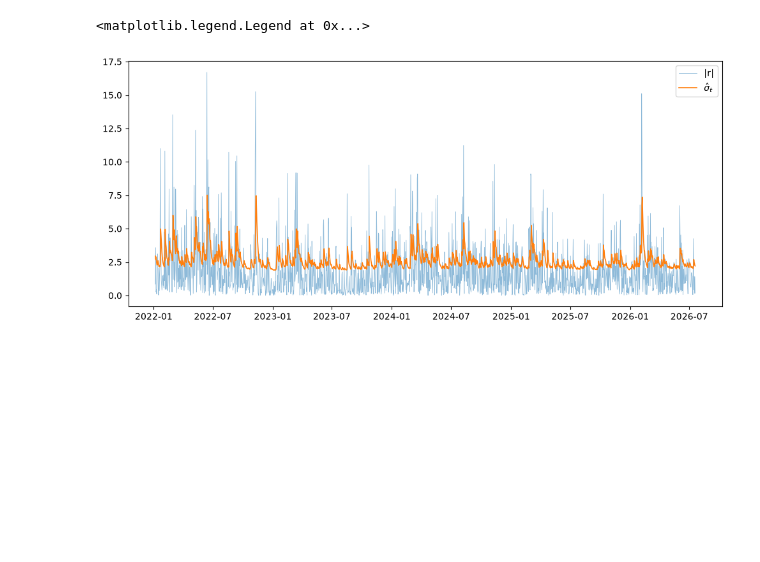
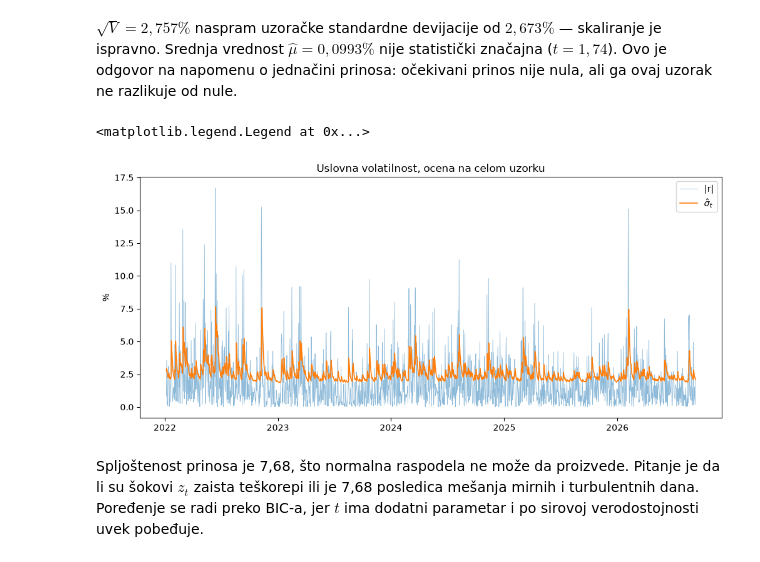
Before and after one commit to the-deep-33/crypto-direction-nn, a Jupyter notebook: 03_volatility.ipynb, the cells around one changed output. Saved outputs shown, nothing was run; the diff lists cells and outputs as text; code cells hidden in the pictures; blank space fills up the shorter version.

```diff
--- a/03_volatility.ipynb
+++ b/03_volatility.ipynb
@@ -54,11 +58,17 @@ mu             0.0993%  (t = 1.74)
+# %% [markdown]
+$\sqrt{V} = 2{,}757\%$ naspram uzoračke standardne devijacije od $2{,}673\%$ — skaliranje je ispravno. Srednja vrednost $\hat\mu = 0{,}0993\%$ nije statistički značajna ($t = 1{,}74$). Ovo je odgovor na napomenu o jednačini prinosa: očekivani prinos nije nula, ali ga ovaj uzorak ne razlikuje od nule.
 # %%
 plt.figure(figsize=(12, 5))
 plt.plot(df["date"], np.abs(r), lw=0.6, alpha=0.5, label="|r|")
 plt.plot(df["date"], res.conditional_volatility, lw=1.2, label=r"$\hat\sigma_t$")
+plt.ylabel("%")
+plt.title("Uslovna volatilnost, ocena na celom uzorku")
 plt.legend()
 # %% [output]
 <matplotlib.legend.Legend at 0x...>
-[figure, old version]
+[figure, new version]
+# %% [markdown]
+Spljoštenost prinosa je 7,68, što normalna raspodela ne može da proizvede. Pitanje je da li su šokovi $z_t$ zaista teškorepi ili je 7,68 posledica mešanja mirnih i turbulentnih dana. Poređenje se radi preko BIC-a, jer $t$ ima dodatni parametar i po sirovoj verodostojnosti uvek pobeđuje.
 # %%
 res_t = arch_model(r, mean="Constant", vol="GARCH", p=1, q=1, dist="t").fit(disp="off")
 print(res_t.summary())
```
Also changed, not shown: parts of 14 cells of this notebook.
